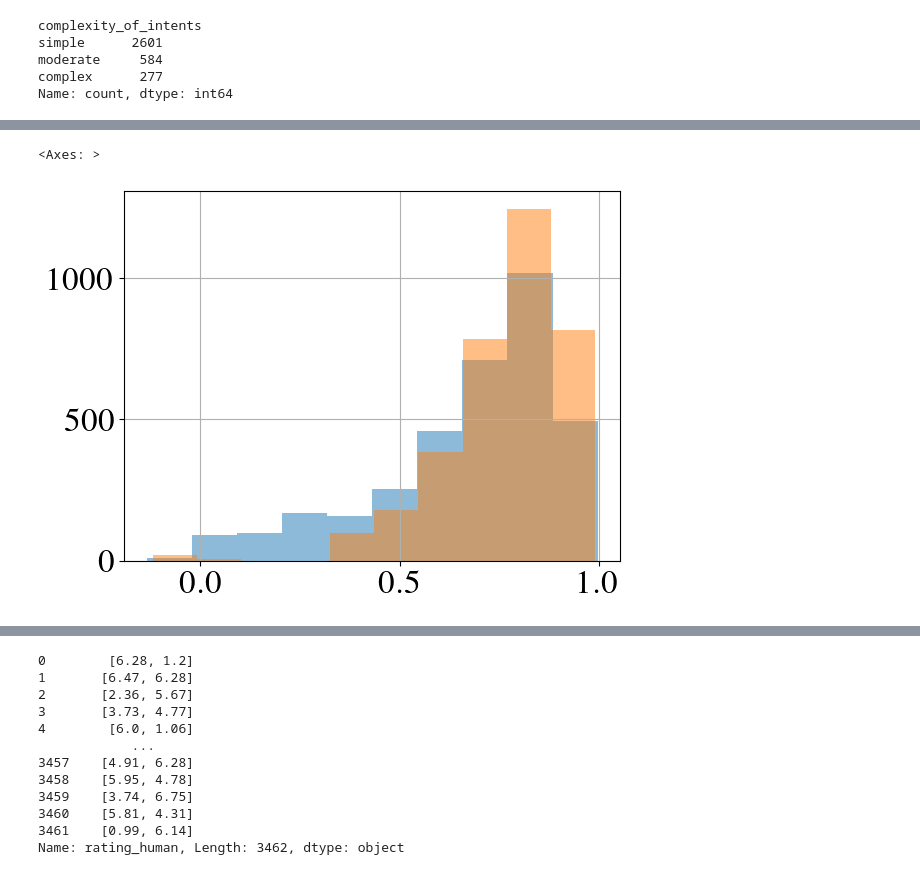
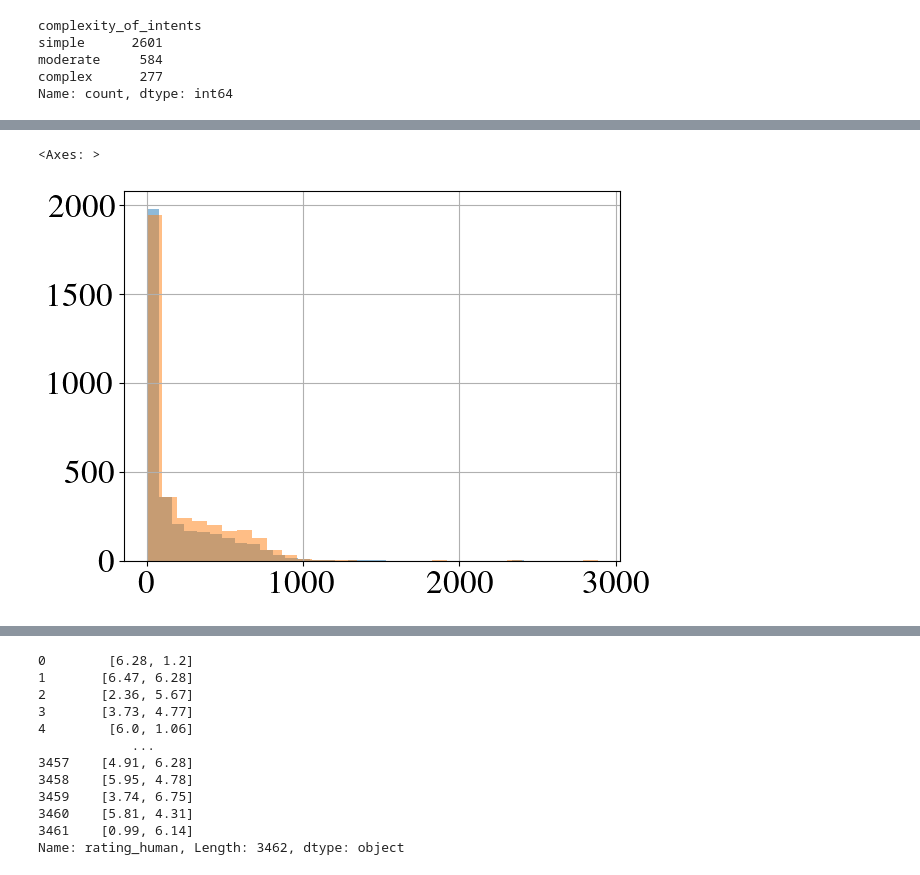
Before and after one commit to allenai/hybrid-preferences, a Jupyter notebook: notebooks/2024-10-01-hs2-analysis/2024-10-01-hs2-analysis.ipynb, the cells around one changed output, grey strips where cells are left out. Cells and saved outputs as stored; diff of their text form; code cells hidden in the pictures.

```diff
--- a/notebooks/2024-10-01-hs2-analysis/2024-10-01-hs2-analysis.ipynb
+++ b/notebooks/2024-10-01-hs2-analysis/2024-10-01-hs2-analysis.ipynb
@@ -268,10 +290,10 @@ plt.tight_layout()
 # %%
-dim = "cosine_sim"
-hs2_hums[dim].hist(alpha=0.5)
-hs2_gpt4[dim].hist(alpha=0.5)
+dim = "prompt_len"
+hs2_hums[dim].hist(alpha=0.5, bins=30)
+hs2_gpt4[dim].hist(alpha=0.5, bins=30)
 # %% [output]
 <Axes: >
-[figure, old version]
+[figure, new version]
 # %%
 dim = "expertise_level"
 print("human")
```
Also changed, not shown: parts of 6 cells of this notebook.
